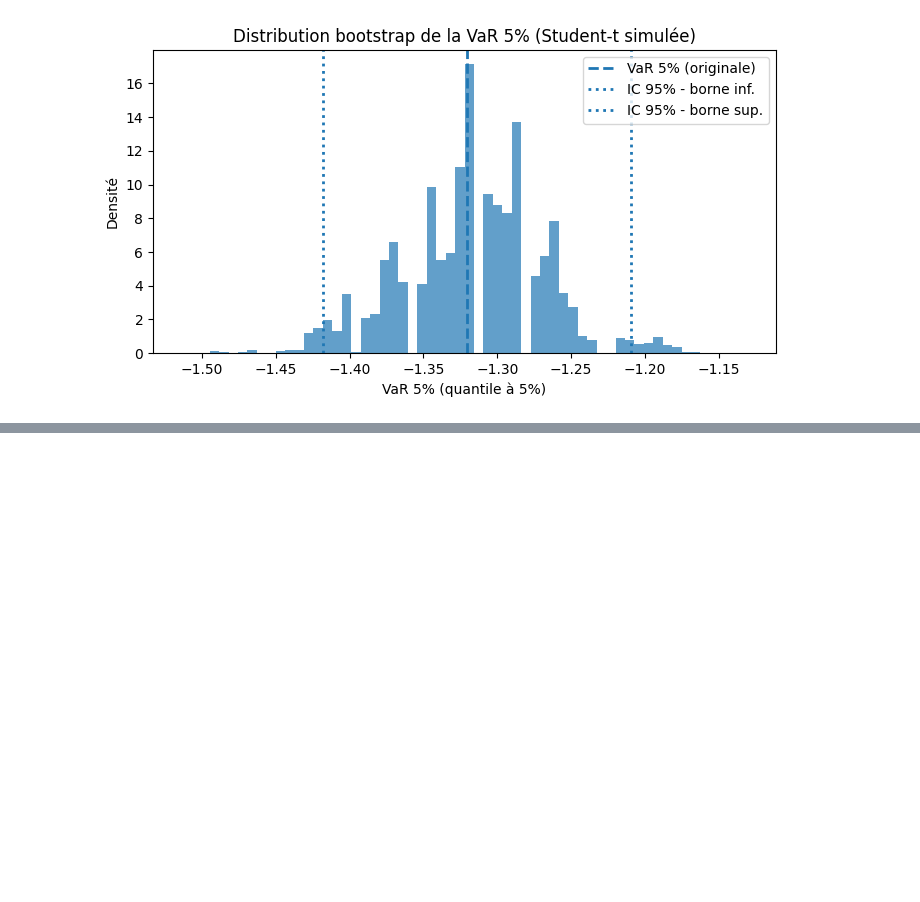
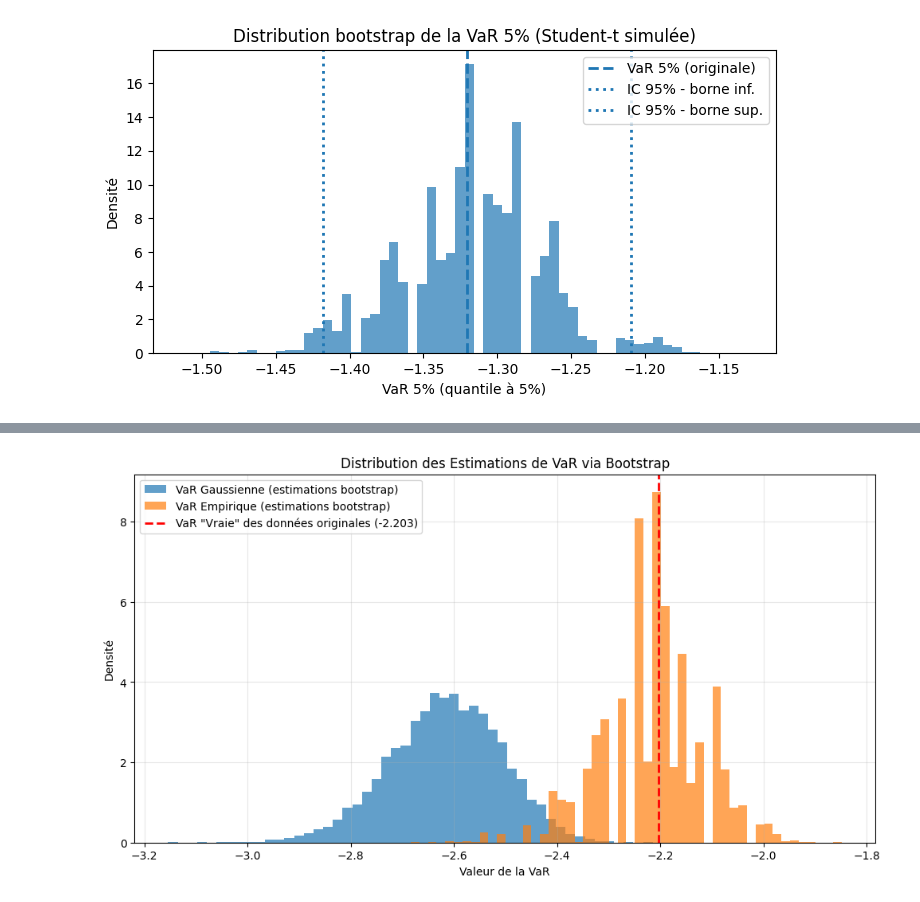
Before and after one commit to jeansimon18/Devoir-1-conom-trie, a Jupyter notebook: Probleme 3.ipynb, the cells around one changed output, grey strips where cells are left out. Cells and saved outputs as stored; diff of their text form; code cells hidden in the pictures; blank space fills up the shorter version.

```diff
--- a/Probleme 3.ipynb
+++ b/Probleme 3.ipynb
@@ -337 +304,96 @@ EWMA (série)  : 130 / 2499 ->  5.20%
 [figure]
+# %%
+# Partie e : Comparaison entre VaR Gaussienne et Empirique pour une distribution t à 3 degrés de liberté
+import numpy as np
+from scipy.stats import t, norm
+import pandas as pd
+import matplotlib.pyplot as plt
+from IPython.display import clear_output
+
+# Effacer l'output précédent pour éviter les doublons
+clear_output(wait=True)
+
+# --- 1. Configuration de la Simulation ---
+np.random.seed(123)  # Pour la reproductibilité
+n_obs = 2500        # Nombre d'observations dans la série de rendements originale
+n_bootstraps = 10000   # Nombre de rééchantillons bootstrap
+df_student = 3       # Degrés de liberté pour une distribution proche de la normale
+alpha = 0.05          # Niveau de la VaR (5%)
+
+# --- 2. Simulation de la Série de Rendements Initiale ---
+# Simuler une série de rendements à partir d'une distribution Student-t
+# pour représenter une série avec des queues épaisses.
+original_returns = t.rvs(df=df_student, size=n_obs)
+
+# --- 3. Procédure Bootstrap ---
+# Listes pour stocker les estimations de VaR de chaque échantillon bootstrap
+bootstrap_var_gaussian = []
+bootstrap_var_empirical = []
+
+for i in range(n_bootstraps):
+    # Générer un rééchantillon bootstrap en tirant avec remise de la série originale
+    bootstrap_sample = np.random.choice(original_returns, size=n_obs, replace=True)
+
+    # a) Calculer la VaR Gaussienne pour le rééchantillon
+    # On suppose (à tort) que l'échantillon suit une loi normale.
+    mean_boot = np.mean(bootstrap_sample)
+    std_boot = np.std(bootstrap_sample)
+    var_gauss = norm.ppf(alpha, loc=mean_boot, scale=std_boot)
+    bootstrap_var_gaussian.append(var_gauss)
+
+    # b) Calculer la VaR Empirique (Historique) pour le rééchantillon
+    # On utilise simplement le percentile de l'échantillon.
+    var_emp = np.percentile(bootstrap_sample, 100 * alpha)
+    bootstrap_var_empirical.append(var_emp)
+
+print(f"{n_bootstraps} rééchantillons bootstrap générés.")
+print("Pour chaque rééchantillon, la VaR Gaussienne et la VaR Empirique ont été calculées.")
+print("-" * 50)
+# --- 4. Évaluation de la Couverture et de la Distorsion ---
+# Convertir les listes en arrays numpy pour les calculs vectoriels
+bootstrap_var_gaussian = np.array(bootstrap_var_gaussian)
+bootstrap_var_empirical = np.array(bootstrap_var_empirical)
+
+# Calculer la proportion de fois où chaque estimation de VaR est violée par les rendements ORIGINAUX.
+# Une violation se produit si un rendement original est inférieur à la VaR estimée.
+# Nous calculons le taux de violation moyen sur toutes les estimations de VaR bootstrap.
+violation_rates_gaussian = [np.mean(original_returns < var) for var in bootstrap_var_gaussian]
+violation_rates_empirical = [np.mean(original_returns < var) for var in bootstrap_var_empirical]
+
+# Taux de violation moyen
+mean_violation_rate_gaussian = np.mean(violation_rates_gaussian)
+mean_violation_rate_empirical = np.mean(violation_rates_empirical)
+mean_violation_rate_empirical = np.mean(violation_rates_empirical)
+# Calculer la distorsion de taille (biais)
+# C'est la différence entre le taux de violation observé et le taux attendu (alpha).
+size_distortion_gaussian = mean_violation_rate_gaussian - alpha
+size_distortion_empirical = mean_violation_rate_empirical - alpha
+
+# --- 5. Affichage des Résultats ---
+results = pd.DataFrame({
+    "Méthode VaR": ["Gaussienne", "Empirique (Historique)"],
+    "Taux de Violation Moyen": [mean_violation_rate_gaussian, mean_violation_rate_empirical],
+    "Alpha Cible": [alpha, alpha],
+    "Distorsion de Taille": [size_distortion_gaussian, size_distortion_empirical]
+})
+
+print("--- Résultats de la Simulation Bootstrap ---")
+print(results.to_string(index=False, formatters={
+    "Taux de Violation Moyen": "{:.2%}".format,
+    "Alpha Cible": "{:.2%}".format,
+    "Distorsion de Taille": "{:.2%}".format
+}))
+print("-" * 50)
+
+# Visualisation des distributions des VaR estimées
+plt.figure(figsize=(12, 6))
+plt.hist(bootstrap_var_gaussian, bins=50, alpha=0.7, label='VaR Gaussienne (estimations bootstrap)', density=True)
+plt.hist(bootstrap_var_empirical, bins=50, alpha=0.7, label='VaR Empirique (estimations bootstrap)', density=True)
+plt.axvline(np.percentile(original_returns, 100 * alpha), color='red', linestyle='--', lw=2, label=f'VaR "Vraie" des données originales ({np.percentile(original_returns, 100 * alpha):.3f})')
+plt.title('Distribution des Estimations de VaR via Bootstrap')
+plt.xlabel('Valeur de la VaR')
+plt.ylabel('Densité')
+plt.legend()
+plt.grid(True, alpha=0.3)
+plt.show()
+# %% [output]
@@ -337,0 +408 @@ EWMA (série)  : 130 / 2499 ->  5.20%
+[figure, added]
```
Also changed, not shown: parts of 3 cells of this notebook.
